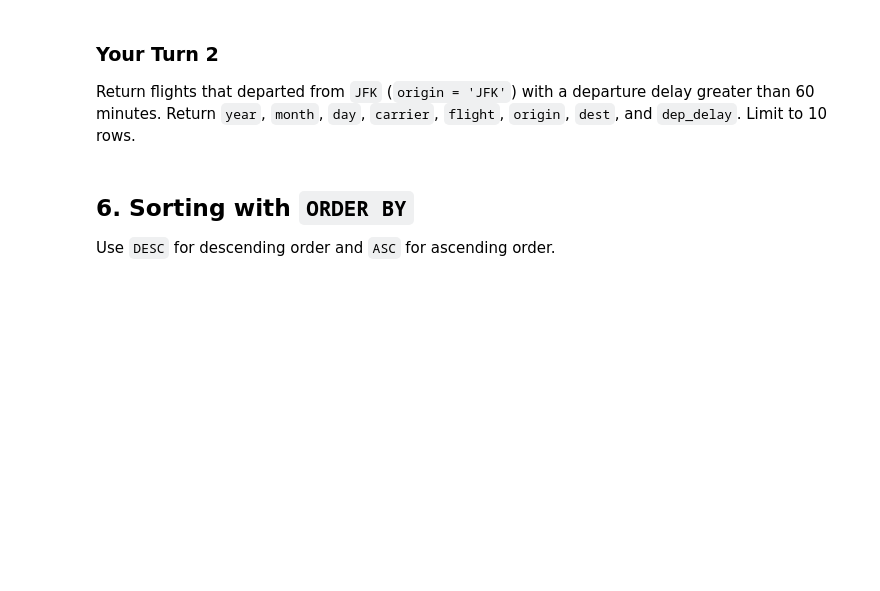
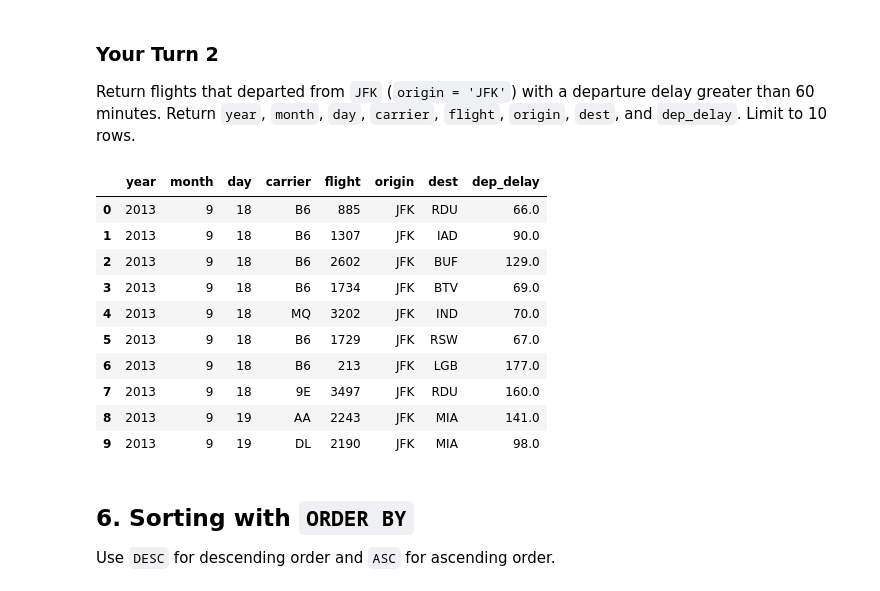
Before and after one commit to h4mmus/ban6003-week9-10-leoahmetovic, a Jupyter notebook: notebooks/module9_neon_sql_fundamentals_guided_lab.ipynb, the cells around one changed output. Cells and saved outputs as stored; diff of their text form; code cells hidden in the pictures; blank space fills up the shorter version.

```diff
--- a/notebooks/module9_neon_sql_fundamentals_guided_lab.ipynb
+++ b/notebooks/module9_neon_sql_fundamentals_guided_lab.ipynb
@@ -188,10 +266,26 @@ Return flights that departed from `JFK` (`origin = 'JFK'`) with a departure dela
 # %%
 # Your Turn 2
 query = """
-
+SELECT year, month, day, carrier, flight, origin, dest, dep_delay
+FROM flights
+WHERE origin in ('JFK')
+    AND dep_delay > 60
+LIMIT 10;
 """
 
 run_query(query, engine)
+# %% [output]
+|  | year | month | day | carrier | flight | origin | dest | dep_delay |
+| 0 | 2013 | 9 | 18 | B6 | 885 | JFK | RDU | 66.0 |
+| 1 | 2013 | 9 | 18 | B6 | 1307 | JFK | IAD | 90.0 |
+| 2 | 2013 | 9 | 18 | B6 | 2602 | JFK | BUF | 129.0 |
+| 3 | 2013 | 9 | 18 | B6 | 1734 | JFK | BTV | 69.0 |
+| 4 | 2013 | 9 | 18 | MQ | 3202 | JFK | IND | 70.0 |
+| 5 | 2013 | 9 | 18 | B6 | 1729 | JFK | RSW | 67.0 |
+| 6 | 2013 | 9 | 18 | B6 | 213 | JFK | LGB | 177.0 |
+| 7 | 2013 | 9 | 18 | 9E | 3497 | JFK | RDU | 160.0 |
+| 8 | 2013 | 9 | 19 | AA | 2243 | JFK | MIA | 141.0 |
+| 9 | 2013 | 9 | 19 | DL | 2190 | JFK | MIA | 98.0 |
 # %% [markdown]
 ## 6. Sorting with `ORDER BY`
 
```
Also changed, not shown: parts of 36 cells of this notebook, 2 other files.
